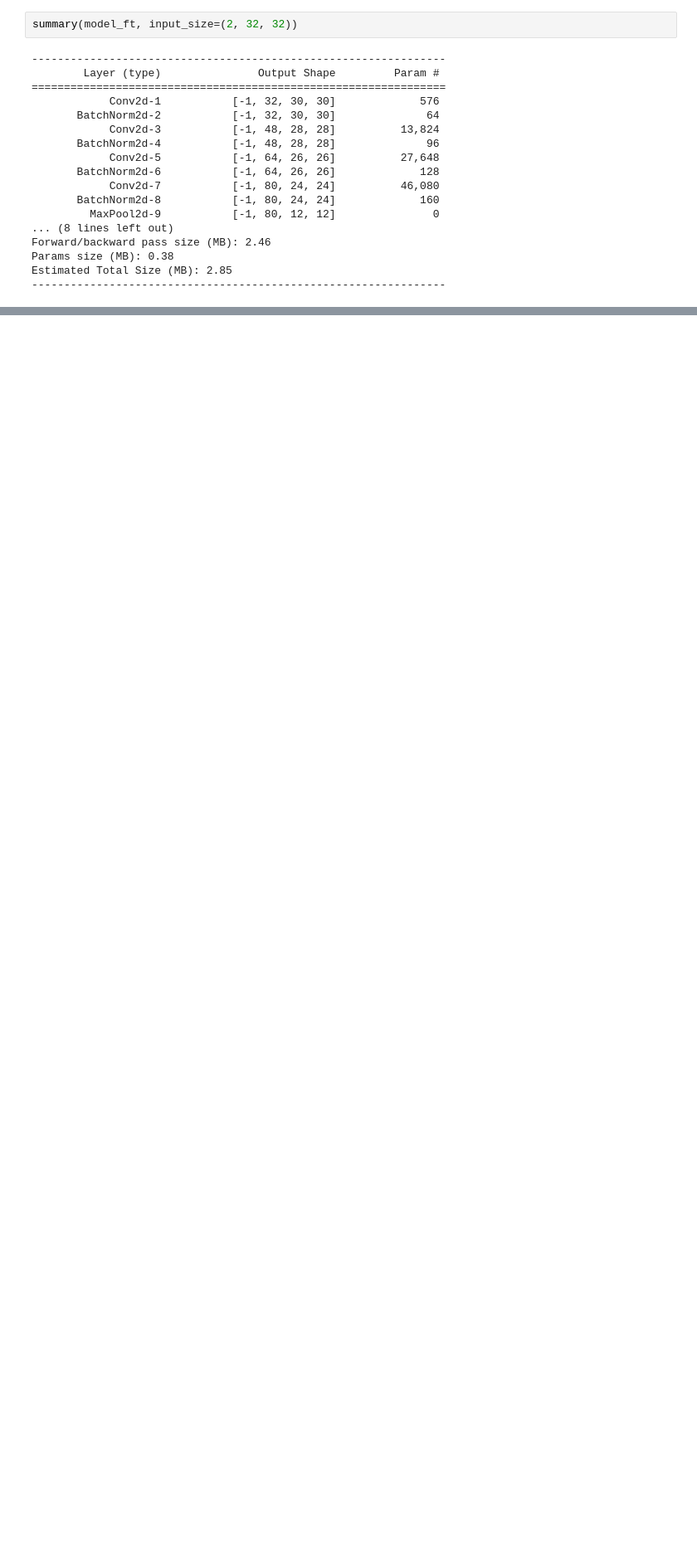
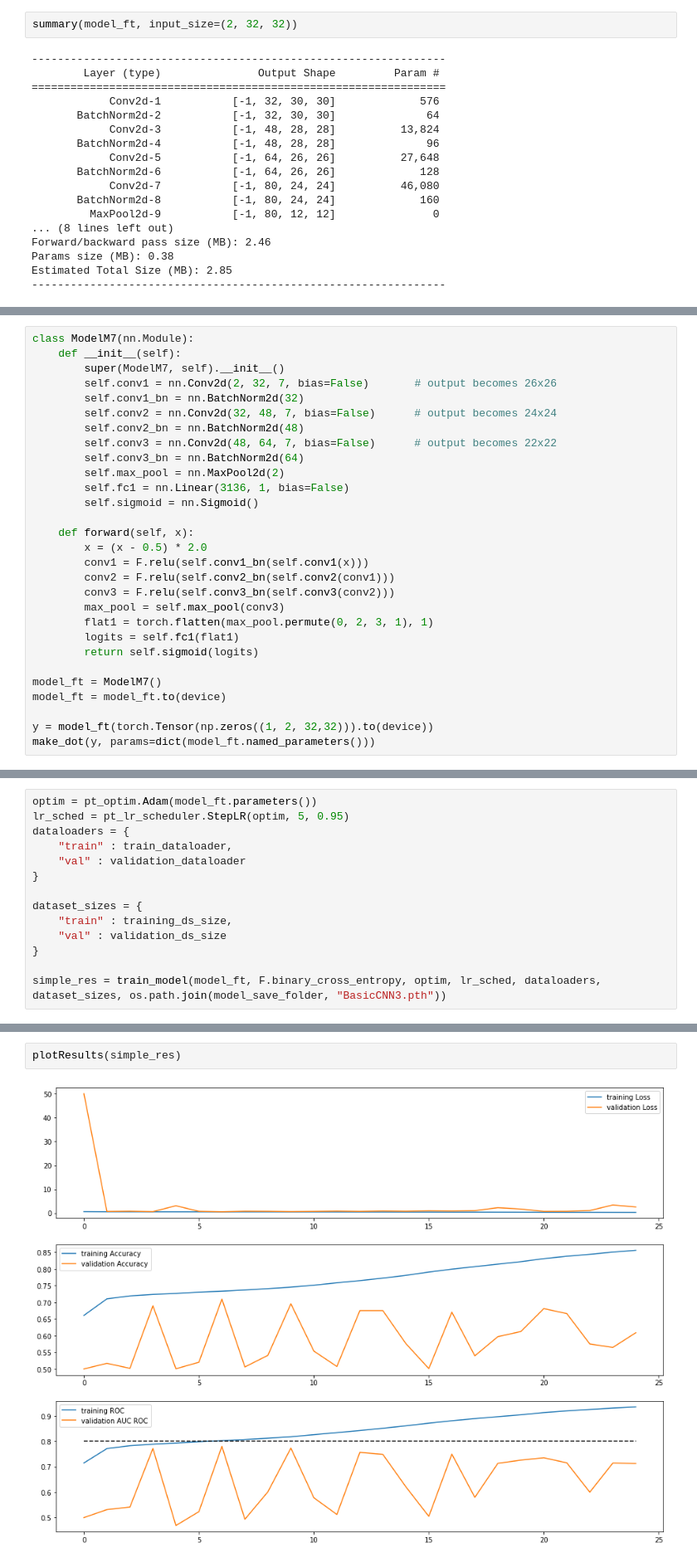
Before and after one commit to mlewandowski0/E2E_2023, a Jupyter notebook: Task1_pytorch_lower_mem.ipynb, the cells around one changed output, grey strips where cells are left out. Shown at 83% size. Saved outputs shown, nothing was run; the diff lists cells and outputs as text; blank space fills up the shorter version.

```diff
--- a/Task1_pytorch_lower_mem.ipynb
+++ b/Task1_pytorch_lower_mem.ipynb
@@ -565,0 +704,29 @@ simple_res = train_model(model_ft, F.binary_cross_entropy, optim, lr_sched, data
+# %%
+class ModelM7(nn.Module):
+    def __init__(self):
+        super(ModelM7, self).__init__()
+        self.conv1 = nn.Conv2d(2, 32, 7, bias=False)       # output becomes 26x26
+        self.conv1_bn = nn.BatchNorm2d(32)
+        self.conv2 = nn.Conv2d(32, 48, 7, bias=False)      # output becomes 24x24
+        self.conv2_bn = nn.BatchNorm2d(48)
+        self.conv3 = nn.Conv2d(48, 64, 7, bias=False)      # output becomes 22x22
+        self.conv3_bn = nn.BatchNorm2d(64)
+        self.max_pool = nn.MaxPool2d(2)
+        self.fc1 = nn.Linear(3136, 1, bias=False)
+        self.sigmoid = nn.Sigmoid()
+
+    def forward(self, x):
+        x = (x - 0.5) * 2.0
+        conv1 = F.relu(self.conv1_bn(self.conv1(x)))
+        conv2 = F.relu(self.conv2_bn(self.conv2(conv1)))
+        conv3 = F.relu(self.conv3_bn(self.conv3(conv2)))
+        max_pool = self.max_pool(conv3)
+        flat1 = torch.flatten(max_pool.permute(0, 2, 3, 1), 1)
+        logits = self.fc1(flat1)
+        return self.sigmoid(logits)
+
+model_ft = ModelM7()
+model_ft = model_ft.to(device)
+
+y = model_ft(torch.Tensor(np.zeros((1, 2, 32,32))).to(device))
+make_dot(y, params=dict(model_ft.named_parameters()))
@@ -565,0 +755,14 @@ simple_res = train_model(model_ft, F.binary_cross_entropy, optim, lr_sched, data
+# %%
+optim = pt_optim.Adam(model_ft.parameters())
+lr_sched = pt_lr_scheduler.StepLR(optim, 5, 0.95)
+dataloaders = {
+    "train" : train_dataloader,
+    "val" : validation_dataloader
+}
+
+dataset_sizes = {
+    "train" : training_ds_size,
+    "val" : validation_ds_size
+}
+
+simple_res = train_model(model_ft, F.binary_cross_entropy, optim, lr_sched, dataloaders, dataset_sizes, os.path.join(model_save_folder, "BasicCNN3.pth"))
@@ -565,0 +787,4 @@ simple_res = train_model(model_ft, F.binary_cross_entropy, optim, lr_sched, data
+# %%
+plotResults(simple_res)
+# %% [output]
+[figure, added]
```
Also changed, not shown: parts of 17 cells of this notebook.
